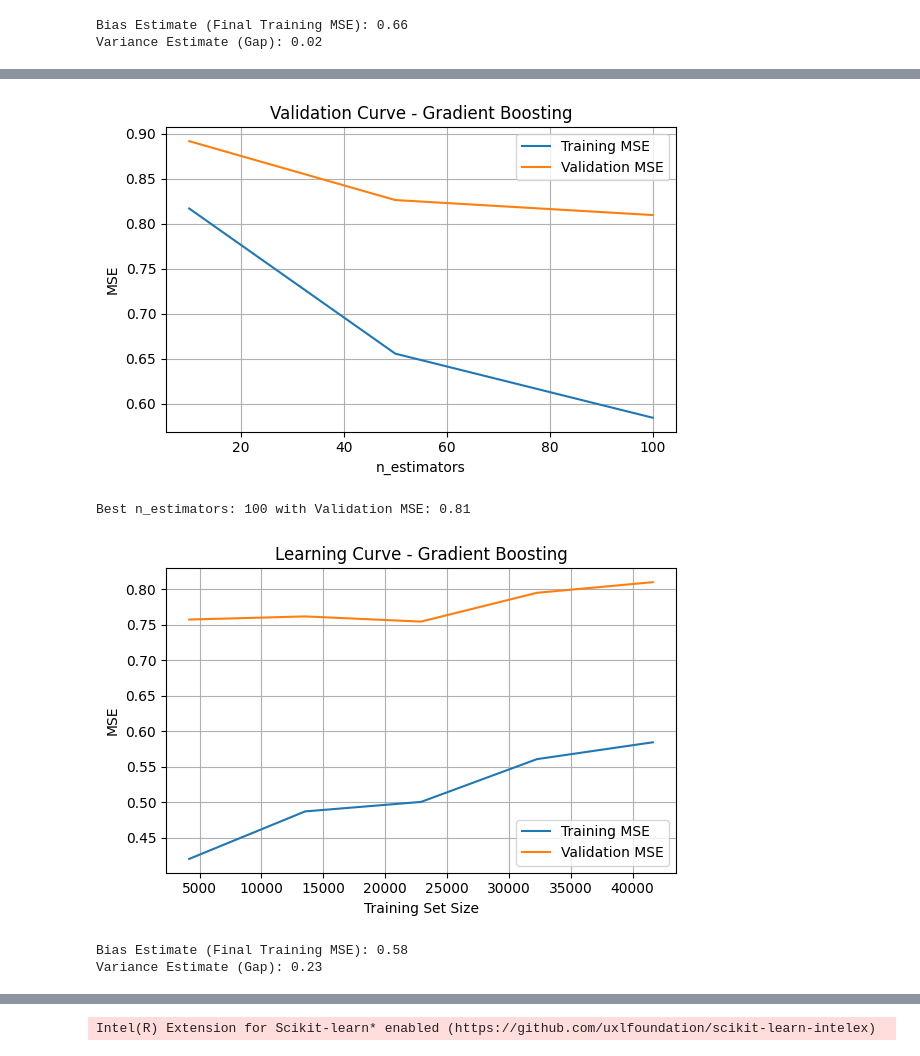
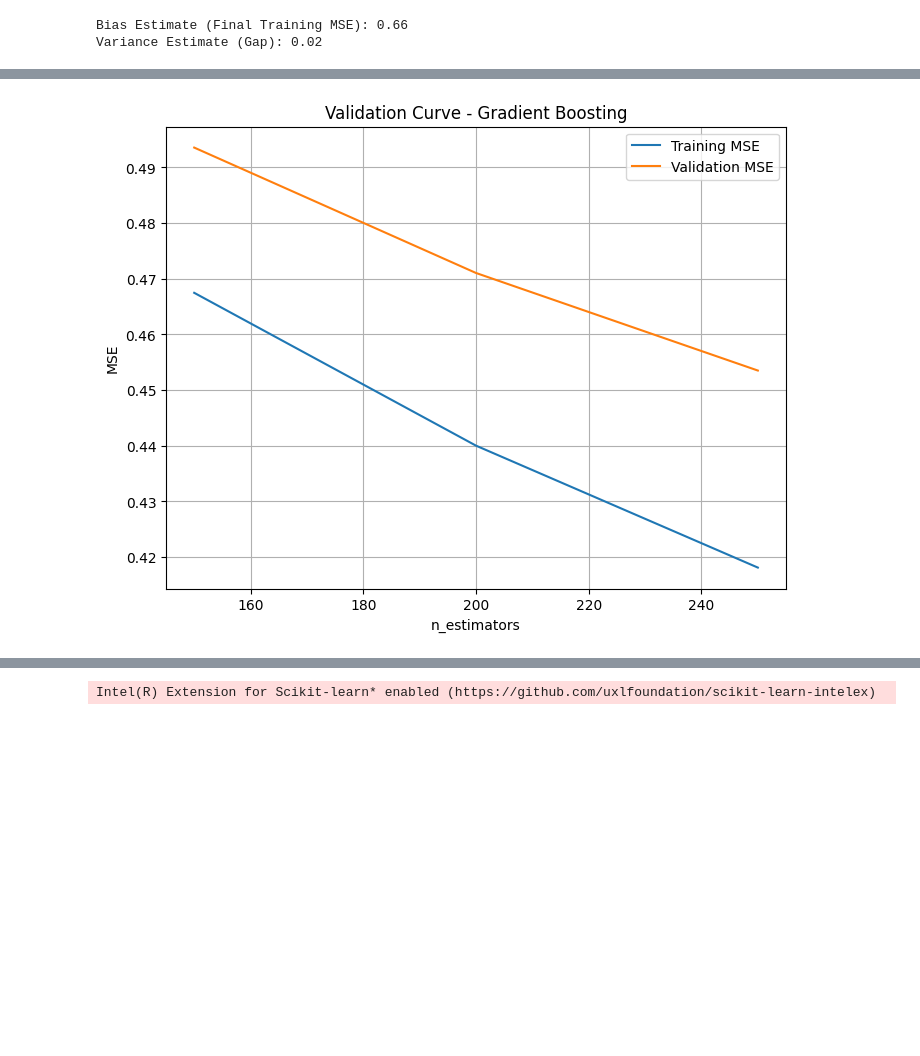
Before and after one commit to parsashu/ML-on-Proteins, a Jupyter notebook: notebooks/3-models.ipynb, the cells around one changed output, grey strips where cells are left out. Drawn from its saved outputs; the diff is of its cells as text; code cells hidden in the pictures; blank space fills up the shorter version.

```diff
--- a/notebooks/3-models.ipynb
+++ b/notebooks/3-models.ipynb
@@ -121,67 +148,10 @@ plot_learning_curve(best_model, model_name)
-# %%
-patch_sklearn()
-
-def plot_validation_curve(model, param_name, param_range, model_name):
-    train_scores, val_scores = validation_curve(
-        model, X, y,
-        param_name=param_name,
-        param_range=param_range,
-        cv=3,
-        scoring='neg_mean_squared_error',
-        n_jobs=-1
-    )
-    train_mean = -np.mean(train_scores, axis=1)
-    val_mean = -np.mean(val_scores, axis=1)
-
-    plt.figure(figsize=(6, 4))
-    plt.plot(param_range, train_mean, label='Training MSE')
-    plt.plot(param_range, val_mean, label='Validation MSE')
-    plt.xlabel(param_name)
-    plt.ylabel('MSE')
-    plt.title(f'Validation Curve - {model_name}')
-    plt.legend()
-    plt.grid(True)
-    plt.tight_layout()
-    plt.show()
-
-    best_index = np.argmin(val_mean)
-    print(f"Best {param_name}: {param_range[best_index]} with Validation MSE: {val_mean[best_index]:.2f}")
-
-def plot_learning_curve(model, model_name):
-    train_sizes, train_scores, val_scores = learning_curve(
-        model, X, y,
-        train_sizes=np.linspace(0.1, 1.0, 5),
-        cv=3,
-        scoring='neg_mean_squared_error',
-        n_jobs=-1
-    )
-    train_mean = -np.mean(train_scores, axis=1)
-    val_mean = -np.mean(val_scores, axis=1)
-
-    plt.figure(figsize=(6, 4))
-    plt.plot(train_sizes, train_mean, label='Training MSE')
-    plt.plot(train_sizes, val_mean, label='Validation MSE')
-    plt.xlabel('Training Set Size')
-    plt.ylabel('MSE')
-    plt.title(f'Learning Curve - {model_name}')
-    plt.legend()
-    plt.grid(True)
-    plt.tight_layout()
-    plt.show()
-
-    print(f"Bias Estimate (Final Training MSE): {train_mean[-1]:.2f}")
-    print(f"Variance Estimate (Gap): {val_mean[-1] - train_mean[-1]:.2f}")
-
-model_name = "Gradient Boosting"
-model = GradientBoostingRegressor(random_state=42)
-param_name = "n_estimators"
-param_range = [10, 50, 100]
-
-plot_validation_curve(model, param_name, param_range, model_name)
-# %% [output]
-[figure, removed]
-Best n_estimators: 100 with Validation MSE: 0.81
-[figure, removed]
-Bias Estimate (Final Training MSE): 0.58
-Variance Estimate (Gap): 0.23
+# %%
+model_name = "Gradient Boosting"
+model = GradientBoostingRegressor(random_state=42)
+param_name = "n_estimators"
+param_range = [150, 200, 250]
+
+plot_validation_curve(model, param_name, param_range, model_name)
+# %% [output]
+[figure, added]
 # %%
```
Also changed, not shown: parts of 12 cells of this notebook.
